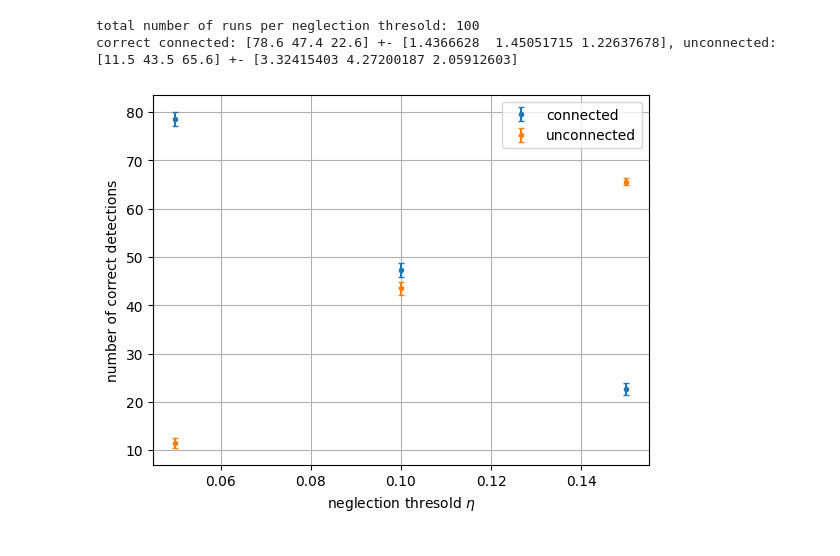
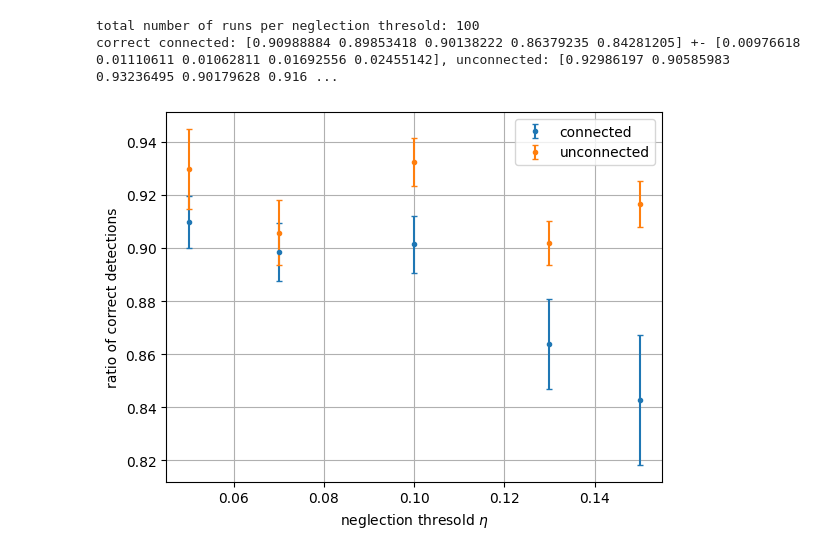
Before and after one commit to FabianGanzer/REP_quantum_annealing, a Jupyter notebook: connected_unconnected_comparison.ipynb, the cells around one changed output. Saved outputs shown, nothing was run; the diff lists cells and outputs as text; code cells hidden in the pictures.

Commit message:
normalization for connected/unconnected comparison

```diff
--- a/connected_unconnected_comparison.ipynb
+++ b/connected_unconnected_comparison.ipynb
@@ -47,7 +54,7 @@ K = 100              # number of antennas
 xi = 0              # std of thermal noise
 
 which_ctl_fct = 0   # 0: linear control function, 1: optimal control function
-neglection_thres = [0.05, 0.1, 0.15]
+neglection_thres = [0.05, 0.07, 0.1, 0.13, 0.15]
 
 nb_pts_gap = 20     # number of points for the gap computation
 nb_pts_time = 30    # number of points for resolution of the time dependant Schrodinger's equation
@@ -70,13 +77,19 @@ t_run_est = (t1-t0)*N_stat*len(neglection_thres)
 print(f"Estimated runtime: {t_run_est/60:.2f} min")
 
 # generate data
-N_correct_connected = np.zeros(shape=(len(neglection_thres), N_stat))
-N_correct_unconnected = np.zeros(shape=(len(neglection_thres), N_stat))
+N_correct_connected     = np.zeros(shape=(len(neglection_thres), N_stat))
+N_correct_unconnected   = np.zeros(shape=(len(neglection_thres), N_stat))
+N_connected             = np.zeros(shape=(len(neglection_thres), N_stat))
+N_unconnected           = np.zeros(shape=(len(neglection_thres), N_stat))
+
 
 for i in range(len(neglection_thres)):
     for j in range(N_stat):
         result = annealing_by_connection(N_repeat, N, M, alpha, K, xi, neglection_thres[i], gamma, epsilon, which_ctl_fct, nb_pts_gap, nb_pts_time)
         N_correct_connected[i, j]   = result[0]
         N_correct_unconnected[i, j] = result[1]
+        N_connected[i, j]           = result[2]
+        N_unconnected[i, j]         = result[3]
+t2 = time.time()
 # %% [output]
 Error : QuTip has not converged
@@ -96,3 +109,9 @@ Error : QuTip has not converged
 Error : QuTip has not converged
 Error : QuTip has not converged
 Error : QuTip has not converged
+# %%
+print(f"The program took {(t2-t1)/60:.2f} min")
+
+# ratios
+r_correct_connected     = N_correct_connected   /   N_connected
+r_correct_unconnected   = N_correct_unconnected /   N_unconnected
@@ -99,27 +120,27 @@ Error : QuTip has not converged
 # %%
 # statistics
-N_correct_connected_mean    = np.mean(N_correct_connected, axis=1)
-dN_correct_connected        = np.std(N_correct_connected, axis=1)
-dN_mean_correct_connected   = dN_correct_connected / np.sqrt(N_stat)
+r_correct_connected_mean    = np.mean(r_correct_connected, axis=1)
+dr_correct_connected        = np.std(r_correct_connected, axis=1)
+dr_mean_correct_connected   = dr_correct_connected / np.sqrt(N_stat)
 
-N_correct_unconnected_mean  = np.mean(N_correct_unconnected, axis=1)
-dN_correct_unconnected      = np.std(N_correct_unconnected, axis=1)
-dN_mean_correct_unconnected = dN_correct_unconnected / np.sqrt(N_stat)
+r_correct_unconnected_mean  = np.mean(r_correct_unconnected, axis=1)
+dr_correct_unconnected      = np.std(r_correct_unconnected, axis=1)
+dr_mean_correct_unconnected = dr_correct_unconnected / np.sqrt(N_stat)
 # %%
 # Results
 
 print(f"total number of runs per neglection thresold: {N_repeat}")
-print(f"correct connected: {N_correct_connected_mean} +- {dN_mean_correct_connected}, unconnected: {N_correct_unconnected_mean} +- {dN_correct_unconnected}")
+print(f"correct connected: {r_correct_connected_mean} +- {dr_mean_correct_connected}, unconnected: {r_correct_unconnected_mean} +- {dr_correct_unconnected}")
 
 # Plotting
-plt.errorbar(neglection_thres, N_correct_connected_mean, yerr=dN_mean_correct_connected, label="connected", capsize=2, ls="none", marker=".")
-plt.errorbar(neglection_thres, N_correct_unconnected_mean, yerr=dN_mean_correct_unconnected, label="unconnected", capsize=2, ls="none", marker=".")
+plt.errorbar(neglection_thres, r_correct_connected_mean, yerr=dr_mean_correct_connected, label="connected", capsize=2, ls="none", marker=".")
+plt.errorbar(neglection_thres, r_correct_unconnected_mean, yerr=dr_mean_correct_unconnected, label="unconnected", capsize=2, ls="none", marker=".")
 plt.xlabel(r"neglection thresold $\eta$")
-plt.ylabel("number of correct detections")
+plt.ylabel("ratio of correct detections")
 plt.legend()
 plt.grid()
 plt.show()
 # %% [output]
 total number of runs per neglection thresold: 100
-correct connected: [78.6 47.4 22.6] +- [1.4366628  1.45051715 1.22637678], unconnected: [11.5 43.5 65.6] +- [3.32415403 4.27200187 2.05912603]
+correct connected: [0.90988884 0.89853418 0.90138222 0.86379235 0.84281205] +- [0.00976618 0.01110611 0.01062811 0.01692556 0.02455142], unconnected: [0.92986197 0.90585983 0.93236495 0.90179628 0.916 ...
-[figure, old version]
+[figure, new version]
```
Also changed, not shown: parts of 3 cells of this notebook, 3 other files.
